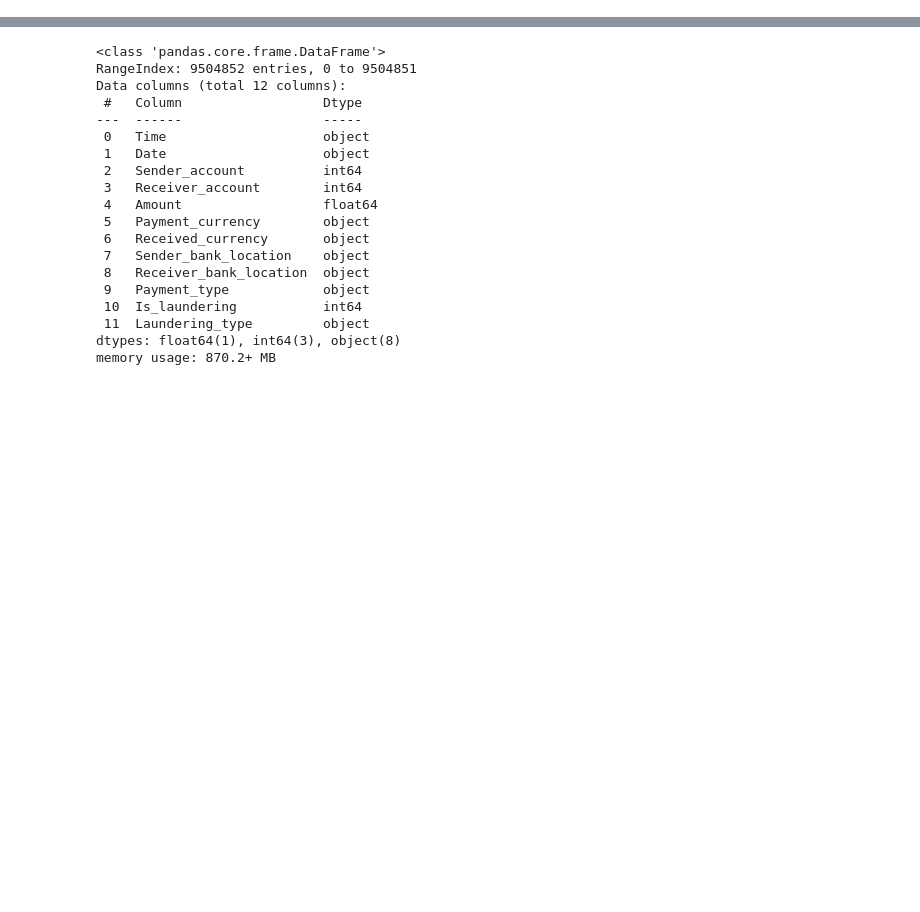
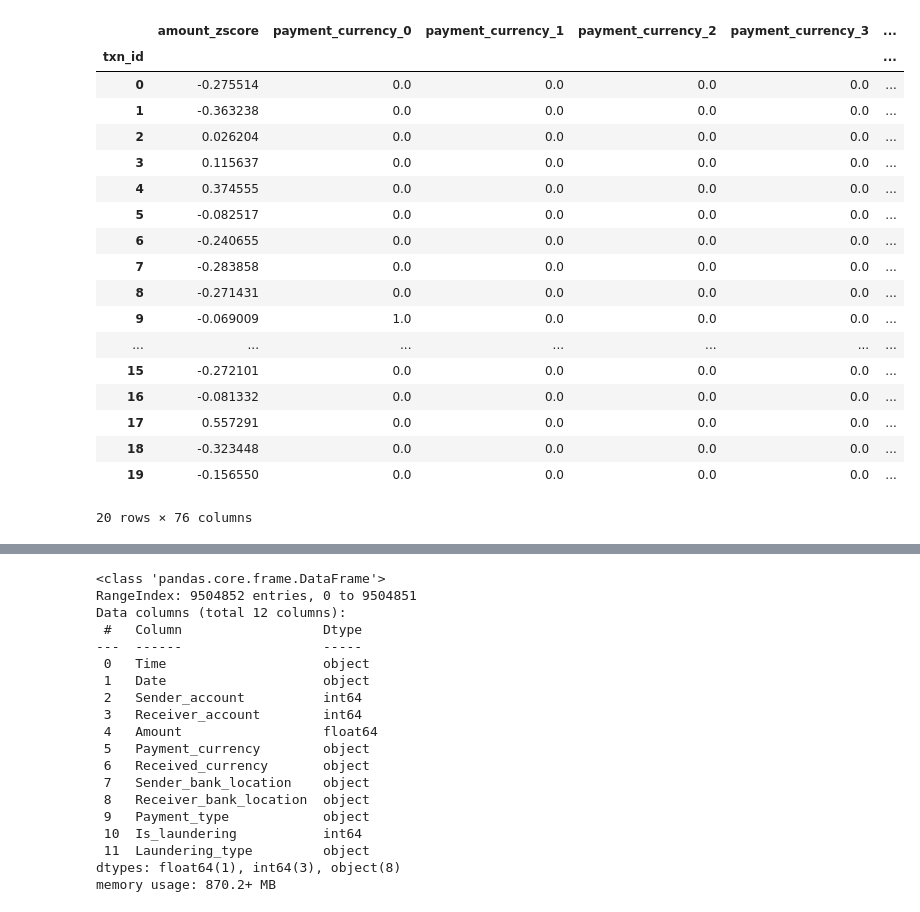
Before and after one commit to carl-fristam/MSc-Heterogeneous-GNNs-in-Fraud, a Jupyter notebook: notebooks/data-inspect.ipynb, the cells around one changed output, grey strips where cells are left out. Saved outputs shown, nothing was run; the diff lists cells and outputs as text; code cells hidden in the pictures; blank space fills up the shorter version.

```diff
--- a/notebooks/data-inspect.ipynb
+++ b/notebooks/data-inspect.ipynb
@@ -2,0 +163,22 @@ import pandas as pd
+# %%
+inspect_features(data, account_to_id, "transaction").head(20)
+# %% [output]
+|  | amount_zscore | payment_currency_0 | payment_currency_1 | payment_currency_2 | payment_currency_3 | ... |
+| txn_id |  |  |  |  |  | ... |
+| 0 | -0.275514 | 0.0 | 0.0 | 0.0 | 0.0 | ... |
+| 1 | -0.363238 | 0.0 | 0.0 | 0.0 | 0.0 | ... |
+| 2 | 0.026204 | 0.0 | 0.0 | 0.0 | 0.0 | ... |
+| 3 | 0.115637 | 0.0 | 0.0 | 0.0 | 0.0 | ... |
+| 4 | 0.374555 | 0.0 | 0.0 | 0.0 | 0.0 | ... |
+| 5 | -0.082517 | 0.0 | 0.0 | 0.0 | 0.0 | ... |
+| 6 | -0.240655 | 0.0 | 0.0 | 0.0 | 0.0 | ... |
+| 7 | -0.283858 | 0.0 | 0.0 | 0.0 | 0.0 | ... |
+| 8 | -0.271431 | 0.0 | 0.0 | 0.0 | 0.0 | ... |
+| 9 | -0.069009 | 1.0 | 0.0 | 0.0 | 0.0 | ... |
+| ... | ... | ... | ... | ... | ... | ... |
+| 15 | -0.272101 | 0.0 | 0.0 | 0.0 | 0.0 | ... |
+| 16 | -0.081332 | 0.0 | 0.0 | 0.0 | 0.0 | ... |
+| 17 | 0.557291 | 0.0 | 0.0 | 0.0 | 0.0 | ... |
+| 18 | -0.323448 | 0.0 | 0.0 | 0.0 | 0.0 | ... |
+| 19 | -0.156550 | 0.0 | 0.0 | 0.0 | 0.0 | ... |
+20 rows × 76 columns
```
Also changed, not shown: parts of 12 cells of this notebook, 19 other files.
